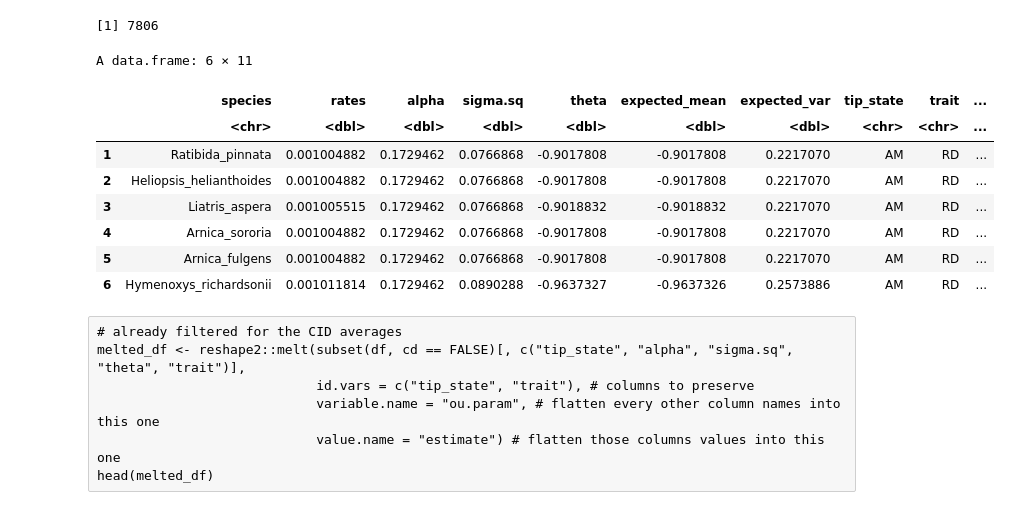
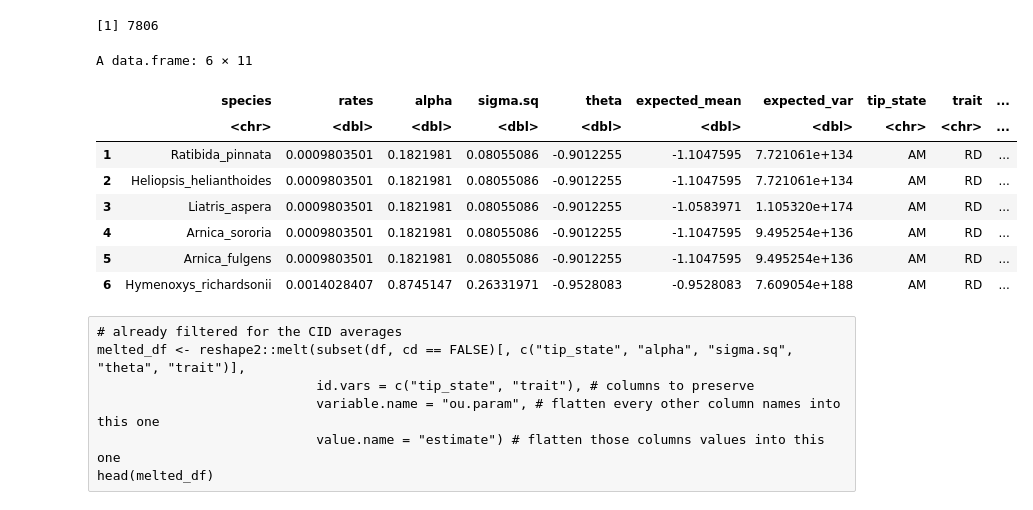
Before and after one commit to anoban/phd, a Jupyter notebook: R/notebooks/houwiesummary.ipynb, the cells around one changed output. Cells and saved outputs as stored; diff of their text form; code cells hidden in the pictures.

```diff
--- a/R/notebooks/houwiesummary.ipynb
+++ b/R/notebooks/houwiesummary.ipynb
@@ -583,17 +583,17 @@ rbind(
 # %%
-df <- read.csv("../../data/chapter2/hOUwie-update_getModelAvgParams.csv")
+df <- read.csv("../../data/chapter2/hOUwie-update-getModelAvgParams.csv")
 df$col <- STATE_COLOURS[df$tip_state]
 head(df)
 # %% [output]
 A data.frame: 6 × 11
 |  | species | rates | alpha | sigma.sq | theta | expected_mean | expected_var | tip_state | trait | ... |
 |  | <chr> | <dbl> | <dbl> | <dbl> | <dbl> | <dbl> | <dbl> | <chr> | <chr> | ... |
-| 1 | Ratibida_pinnata | 0.001004882 | 0.1729462 | 0.0766868 | -0.9017808 | -0.9017808 | 0.2217070 | AM | RD | ... |
-| 2 | Heliopsis_helianthoides | 0.001004882 | 0.1729462 | 0.0766868 | -0.9017808 | -0.9017808 | 0.2217070 | AM | RD | ... |
-| 3 | Liatris_aspera | 0.001005515 | 0.1729462 | 0.0766868 | -0.9018832 | -0.9018832 | 0.2217070 | AM | RD | ... |
-| 4 | Arnica_sororia | 0.001004882 | 0.1729462 | 0.0766868 | -0.9017808 | -0.9017808 | 0.2217070 | AM | RD | ... |
-| 5 | Arnica_fulgens | 0.001004882 | 0.1729462 | 0.0766868 | -0.9017808 | -0.9017808 | 0.2217070 | AM | RD | ... |
-| 6 | Hymenoxys_richardsonii | 0.001011814 | 0.1729462 | 0.0890288 | -0.9637327 | -0.9637326 | 0.2573886 | AM | RD | ... |
+| 1 | Ratibida_pinnata | 0.0009803501 | 0.1821981 | 0.08055086 | -0.9012255 | -1.1047595 | 7.721061e+134 | AM | RD | ... |
+| 2 | Heliopsis_helianthoides | 0.0009803501 | 0.1821981 | 0.08055086 | -0.9012255 | -1.1047595 | 7.721061e+134 | AM | RD | ... |
+| 3 | Liatris_aspera | 0.0009803501 | 0.1821981 | 0.08055086 | -0.9012255 | -1.0583971 | 1.105320e+174 | AM | RD | ... |
+| 4 | Arnica_sororia | 0.0009803501 | 0.1821981 | 0.08055086 | -0.9012255 | -1.1047595 | 9.495254e+136 | AM | RD | ... |
+| 5 | Arnica_fulgens | 0.0009803501 | 0.1821981 | 0.08055086 | -0.9012255 | -1.1047595 | 9.495254e+136 | AM | RD | ... |
+| 6 | Hymenoxys_richardsonii | 0.0014028407 | 0.8745147 | 0.26331971 | -0.9528083 | -0.9528083 | 7.609054e+188 | AM | RD | ... |
 # %% [raw]
 # already filtered for the CID averages
 melted_df <- reshape2::melt(subset(df, cd == FALSE)[, c("tip_state", "alpha", "sigma.sq", "theta", "trait")],
```
Also changed, not shown: parts of 7 cells of this notebook, 2 other files.
